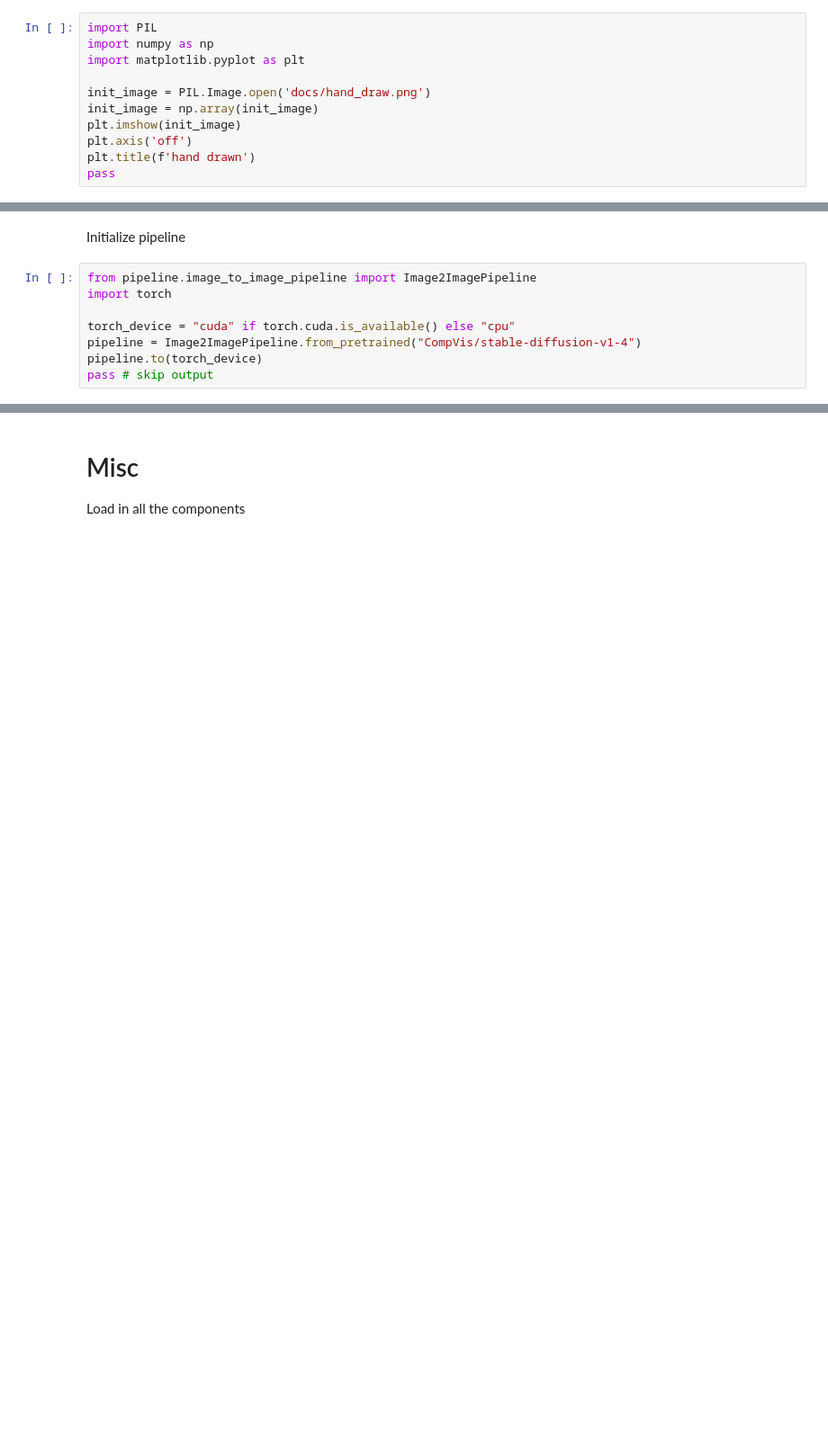
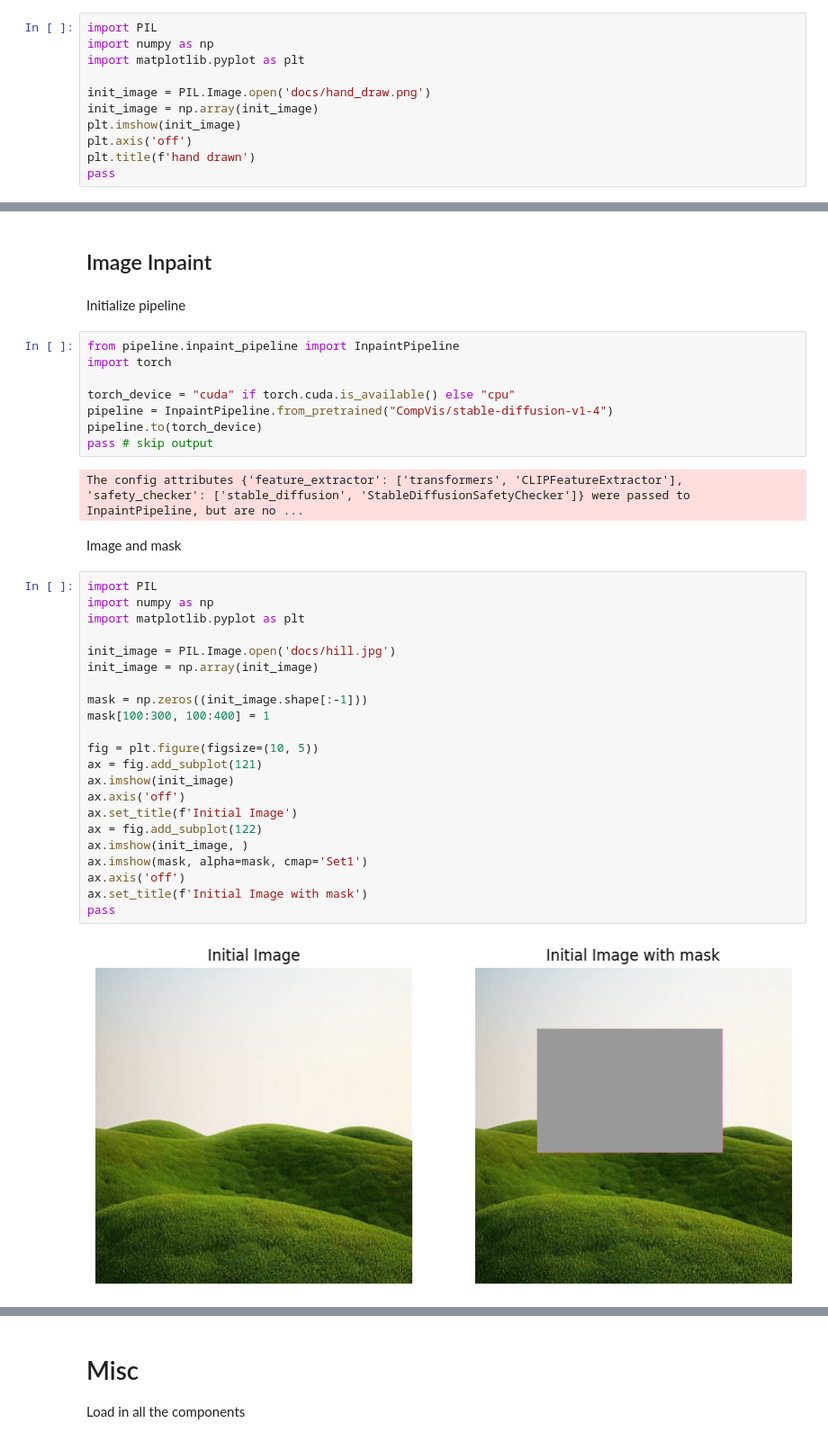
Before and after one commit to Tma2333/StableDiffusionProject, a Jupyter notebook: colab.ipynb, the cells around one changed output, grey strips where cells are left out. Shown: that part at 90% size. Cells and saved outputs as stored; diff of their text form; blank space fills up the shorter version.

Commit message:
add inpaint pipeline

```diff
--- a/colab.ipynb
+++ b/colab.ipynb
@@ -109,10 +169,40 @@ pass
+# %% [markdown]
+## Image Inpaint
 # %% [markdown]
 Initialize pipeline
 # %%
-from pipeline.image_to_image_pipeline import Image2ImagePipeline
+from pipeline.inpaint_pipeline import InpaintPipeline
 import torch
 
 torch_device = "cuda" if torch.cuda.is_available() else "cpu"
-pipeline = Image2ImagePipeline.from_pretrained("CompVis/stable-diffusion-v1-4")
+pipeline = InpaintPipeline.from_pretrained("CompVis/stable-diffusion-v1-4")
 pipeline.to(torch_device)
 pass # skip output
+# %% [output]
+The config attributes {'feature_extractor': ['transformers', 'CLIPFeatureExtractor'], 'safety_checker': ['stable_diffusion', 'StableDiffusionSafetyChecker']} were passed to InpaintPipeline, but are no ...
+# %% [markdown]
+Image and mask
+# %%
+import PIL
+import numpy as np
+import matplotlib.pyplot as plt
+
+init_image = PIL.Image.open('docs/hill.jpg')
+init_image = np.array(init_image)
+
+mask = np.zeros((init_image.shape[:-1]))
+mask[100:300, 100:400] = 1
+
+fig = plt.figure(figsize=(10, 5))
+ax = fig.add_subplot(121)
+ax.imshow(init_image)
+ax.axis('off')
+ax.set_title(f'Initial Image')
+ax = fig.add_subplot(122)
+ax.imshow(init_image, )
+ax.imshow(mask, alpha=mask, cmap='Set1')
+ax.axis('off')
+ax.set_title(f'Initial Image with mask')
+pass
+# %% [output]
+[figure, added]
```
Also changed, not shown: parts of 15 cells of this notebook, 4 other files.
